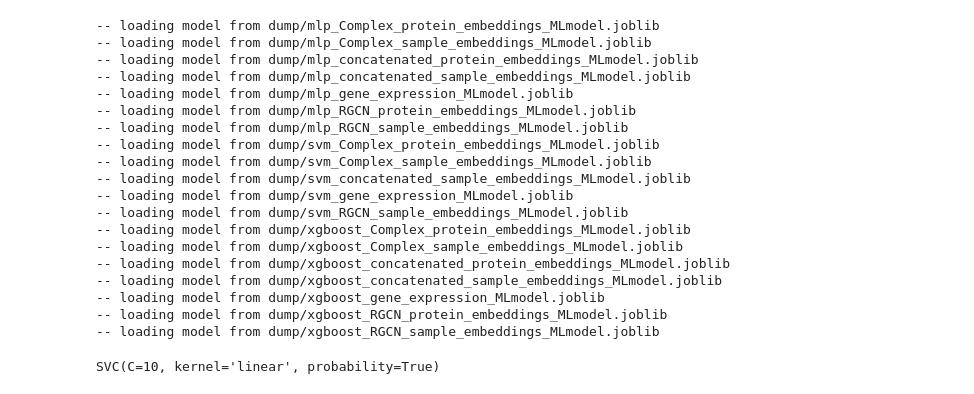
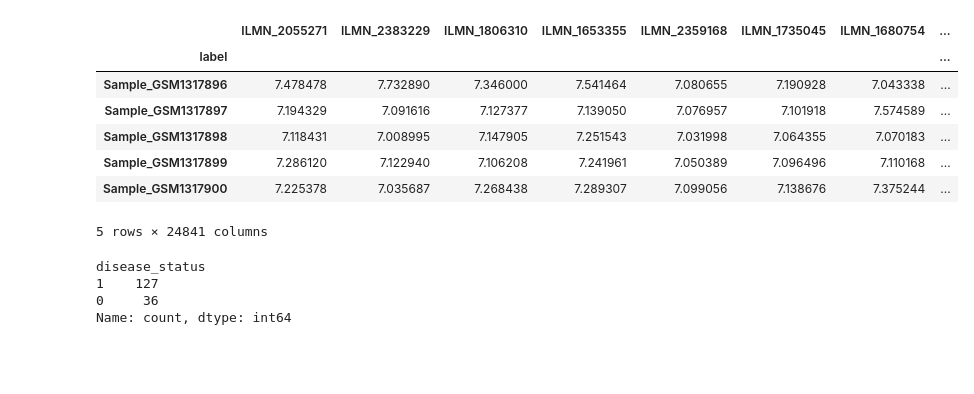
Before and after one commit to yazid-hoblos/GNN-Sepsis, a Jupyter notebook: notebooks/ml/svm_trial.ipynb, the cells around one changed output. Cells and saved outputs as stored; diff of their text form; code cells hidden in the pictures; blank space fills up the shorter version.

```diff
--- a/notebooks/models_exploration.ipynb
+++ b/notebooks/ml/svm_trial.ipynb
@@ -1,39 +0,0 @@
-# %%
-import os
-os.chdir(os.path.dirname(os.getcwd())) if os.getcwd().endswith('notebooks') else None
-
-dump_dir='dump/'
-
-import pandas as pd
-from evaluator import Evaluator
-from collector import ResultsCollector
-from visualizer import DashboardVisualizer
-from joblib import load
-
-ALL_MODELS={}
-for joblib_file in os.listdir(dump_dir):
-    if joblib_file.endswith('_MLmodel.joblib'):
-        model_path=os.path.join(dump_dir, joblib_file)
-        print(f'-- loading model from {model_path}')
-        model_loaded=load(model_path)
-        ALL_MODELS[joblib_file.replace('_MLmodel.joblib','')]=model_loaded
-# %% [output]
--- loading model from dump/mlp_Complex_protein_embeddings_MLmodel.joblib
--- loading model from dump/mlp_Complex_sample_embeddings_MLmodel.joblib
--- loading model from dump/mlp_concatenated_protein_embeddings_MLmodel.joblib
--- loading model from dump/mlp_concatenated_sample_embeddings_MLmodel.joblib
--- loading model from dump/mlp_gene_expression_MLmodel.joblib
--- loading model from dump/mlp_RGCN_protein_embeddings_MLmodel.joblib
--- loading model from dump/mlp_RGCN_sample_embeddings_MLmodel.joblib
--- loading model from dump/svm_Complex_protein_embeddings_MLmodel.joblib
--- loading model from dump/svm_Complex_sample_embeddings_MLmodel.joblib
--- loading model from dump/svm_concatenated_sample_embeddings_MLmodel.joblib
--- loading model from dump/svm_gene_expression_MLmodel.joblib
--- loading model from dump/svm_RGCN_sample_embeddings_MLmodel.joblib
--- loading model from dump/xgboost_Complex_protein_embeddings_MLmodel.joblib
--- loading model from dump/xgboost_Complex_sample_embeddings_MLmodel.joblib
--- loading model from dump/xgboost_concatenated_protein_embeddings_MLmodel.joblib
--- loading model from dump/xgboost_concatenated_sample_embeddings_MLmodel.joblib
--- loading model from dump/xgboost_gene_expression_MLmodel.joblib
--- loading model from dump/xgboost_RGCN_protein_embeddings_MLmodel.joblib
--- loading model from dump/xgboost_RGCN_sample_embeddings_MLmodel.joblib
@@ -43,4 +0,0 @@ model=ALL_MODELS['svm_Complex_protein_embeddings']
-# %%
-model.best_model
-# %% [output]
-SVC(C=10, kernel='linear', probability=True)
@@ -46,0 +9,20 @@ SVC(C=10, kernel='linear', probability=True)
+# %%
+df=load_df('gene_expression')
+df.head()
+# %% [output]
+|  | ILMN_2055271 | ILMN_2383229 | ILMN_1806310 | ILMN_1653355 | ILMN_2359168 | ILMN_1735045 | ILMN_1680754 | ... |
+| label |  |  |  |  |  |  |  | ... |
+| Sample_GSM1317896 | 7.478478 | 7.732890 | 7.346000 | 7.541464 | 7.080655 | 7.190928 | 7.043338 | ... |
+| Sample_GSM1317897 | 7.194329 | 7.091616 | 7.127377 | 7.139050 | 7.076957 | 7.101918 | 7.574589 | ... |
+| Sample_GSM1317898 | 7.118431 | 7.008995 | 7.147905 | 7.251543 | 7.031998 | 7.064355 | 7.070183 | ... |
+| Sample_GSM1317899 | 7.286120 | 7.122940 | 7.106208 | 7.241961 | 7.050389 | 7.096496 | 7.110168 | ... |
+| Sample_GSM1317900 | 7.225378 | 7.035687 | 7.268438 | 7.289307 | 7.099056 | 7.138676 | 7.375244 | ... |
+5 rows × 24841 columns
+# %%
+#count disease_status values
+df['disease_status'].value_counts()
+# %% [output]
+disease_status
+1    127
+0     36
+Name: count, dtype: int64
```
Also changed, not shown: parts of 9 cells of this notebook, 12 other files.
